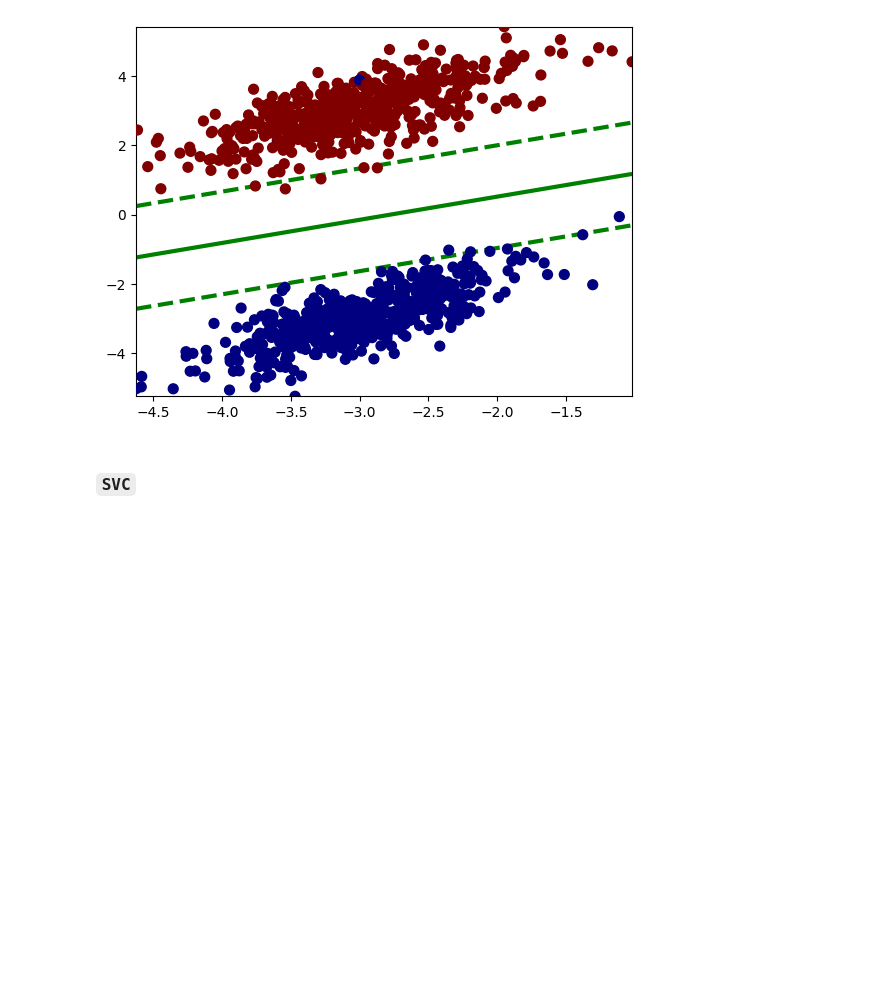
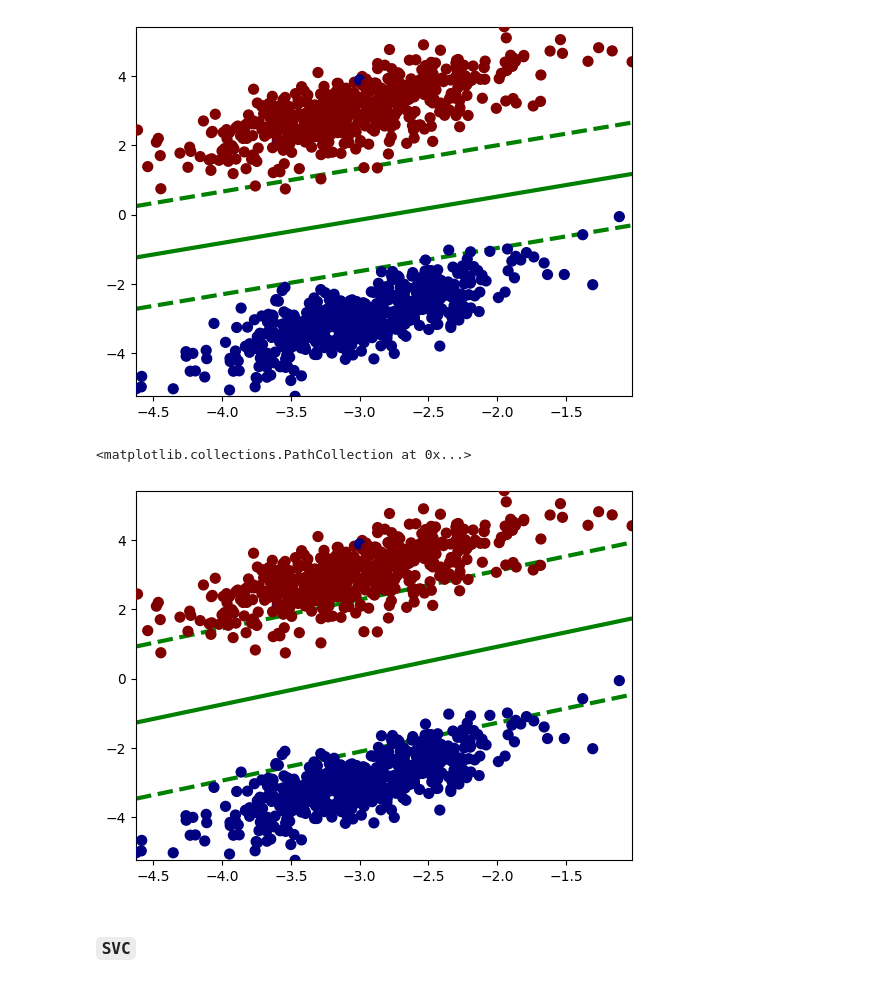
Before and after one commit to viviantram03/labb-1, a Jupyter notebook: Lab2.2-svm.ipynb, the cells around one changed output. Drawn from its saved outputs; the diff is of its cells as text; code cells hidden in the pictures; blank space fills up the shorter version.

```diff
--- a/Lab2.2-svm.ipynb
+++ b/Lab2.2-svm.ipynb
@@ -82,6 +82,25 @@ plt.scatter(X[:, 0], X[:, 1], c=y, cmap='jet', s=50, zorder=3)
 # %% [output]
 <matplotlib.collections.PathCollection at 0x...>
 [figure]
+# %%
+#Use this code for visualization for both models
+n = 1000
+xmin, xmax = X.min(0), X.max(0)
+x1r = np.linspace(xmin[0], xmax[0], n)
+x2r = np.linspace(xmin[1], xmax[1], n)
+x1m, x2m = np.meshgrid(x1r, x2r)
+
+Xm = np.stack((x1m.flatten(), x2m.flatten()), axis=1)
+ym = model2.decision_function(Xm)
+ym = ym.reshape(x1m.shape)
+
+# plt.contourf(x1m, x2m, ym, levels=[-20, -1, 1, 20], cmap='plasma')
+plt.contour(x1m, x2m, ym, levels=[-1, 0, 1], linestyles=['--', '-', '--'], linewidths=3, colors='green')
+
+plt.scatter(X[:, 0], X[:, 1], c=y, cmap='jet', s=50, zorder=3)
+# %% [output]
+<matplotlib.collections.PathCollection at 0x...>
+[figure, added]
 # %% [markdown]
 ### `SVC`
 # %% [markdown]
```
